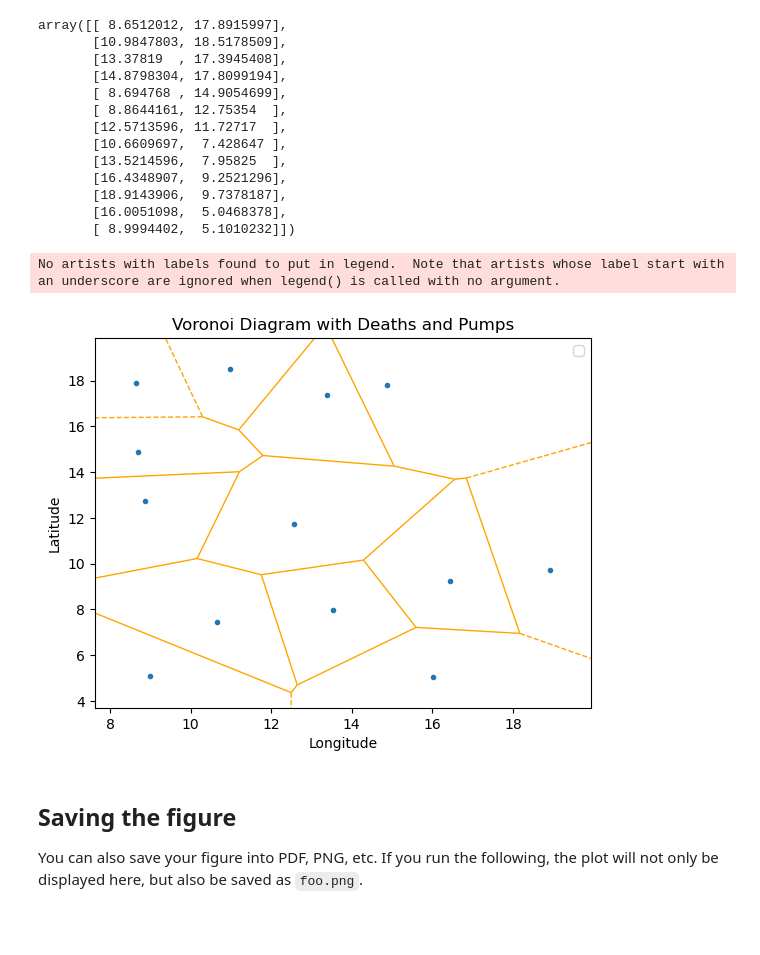
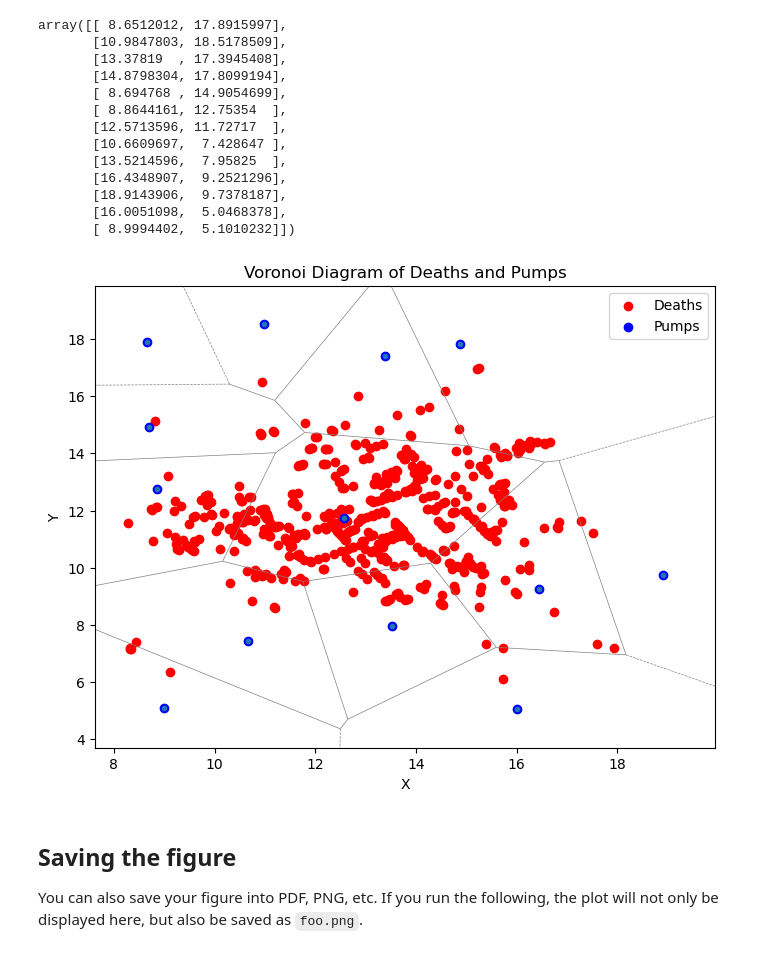
Before and after one commit to ngiorda4/NYC-Taxi-Analysis-and-Forecasting, a Jupyter notebook: Individual_work/dsb_s194054.ipynb, the cells around one changed output. Cells and saved outputs as stored; diff of their text form; code cells hidden in the pictures; blank space fills up the shorter version.

```diff
--- a/Individual_work/dsb_s194054.ipynb
+++ b/Individual_work/dsb_s194054.ipynb
@@ -310,21 +310,36 @@ array([[ 8.6512012, 17.8915997],
        [18.9143906,  9.7378187],
        [16.0051098,  5.0468378],
        [ 8.9994402,  5.1010232]])
-# %%
-vor = Voronoi(points)
-fig, ax = plt.subplots()
-voronoi_plot_2d(vor, ax=ax, show_vertices=False, line_colors='orange')
-
-ax.set_xlabel('Longitude')
-ax.set_ylabel('Latitude')
-ax.set_title('Voronoi Diagram with Deaths and Pumps')
-
-ax.legend()
-plt.savefig('voronoi_diagram_s194054.png')
-plt.show()
-# %% [output]
-No artists with labels found to put in legend.  Note that artists whose label start with an underscore are ignored when legend() is called with no argument.
-[figure, removed]
+# %%
+# It is how we generate the Voronoi diagram
+vor = Voronoi(points)
+
+#the Voronoi diagram with deaths, pumps, and Voronoi cells
+fig, ax = plt.subplots(figsize=(8, 6))
+
+# ploting deaths
+ax.scatter(death_df['X'], death_df['Y'], color='red', label='Deaths')
+
+# Ploting pumps
+ax.scatter(points[:, 0], points[:, 1], color='blue', label='Pumps')
+
+# Ploting Voronoi cells
+voronoi_plot_2d(vor, ax=ax, show_vertices=False, line_colors='gray', line_width=0.5)
+
+# The plot title and labels
+ax.set_title('Voronoi Diagram of Deaths and Pumps')
+ax.set_xlabel('X')
+ax.set_ylabel('Y')
+ax.legend()
+
+
+# Saving the plot as PNG
+plt.savefig('voronoi_plot_s194054.png', dpi=300, bbox_inches='tight')
+
+
+plt.show()
+# %% [output]
+[figure, added]
 # %% [markdown]
 ## Saving the figure
 
```
Also changed, not shown: parts of 3 cells of this notebook, 3 other files.
